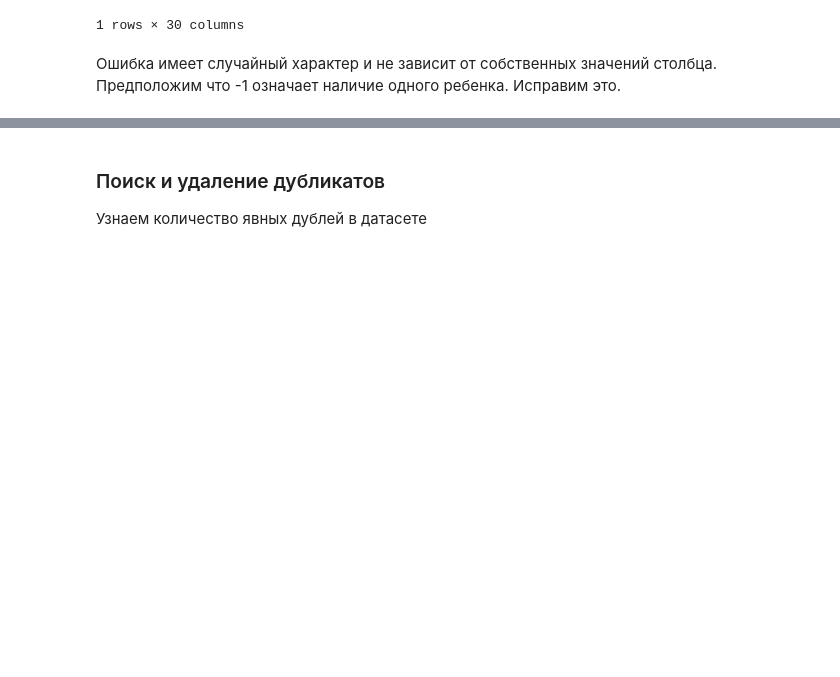
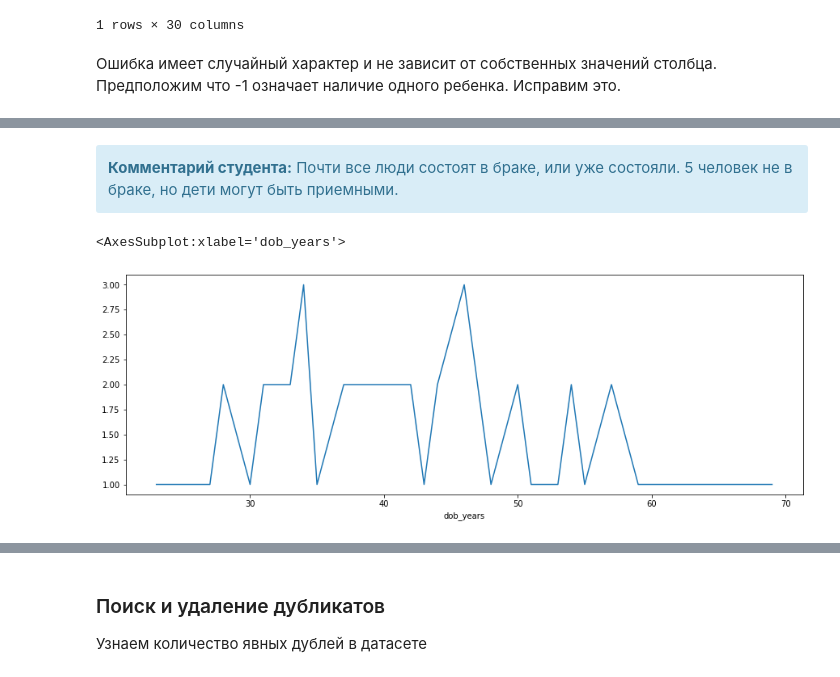
Before and after one commit to versus666jzx/practicum_ds, a Jupyter notebook: module_2/notebooks/credit_scoring.ipynb, the cells around one changed output, grey strips where cells are left out. Drawn from its saved outputs; the diff is of its cells as text; code cells hidden in the pictures; blank space fills up the shorter version.

```diff
--- a/module_2/notebooks/credit_scoring.ipynb
+++ b/module_2/notebooks/credit_scoring.ipynb
@@ -476,0 +528,10 @@ Name: children, dtype: float64
+# %% [markdown]
+<div class="alert alert-info"> <b>Комментарий студента:</b>
+Почти все люди состоят в браке, или уже состояли. 5 человек не в браке, но дети могут быть приемными.
+</div>
+# %%
+# возраст людей, у которых в данных указано количество детей -1
+display(data.query("children == -1 and dob_years > 0").groupby('dob_years')['dob_years'].count().plot(figsize=(15, 5)))
+# %% [output]
+<AxesSubplot:xlabel='dob_years'>
+[figure, added]
```
Also changed, not shown: parts of 42 cells of this notebook.
